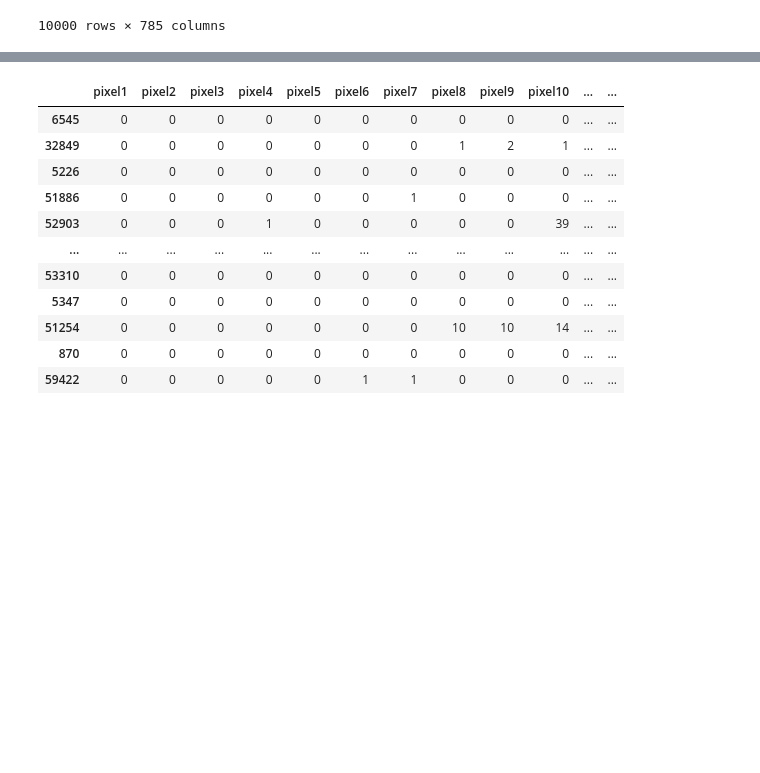
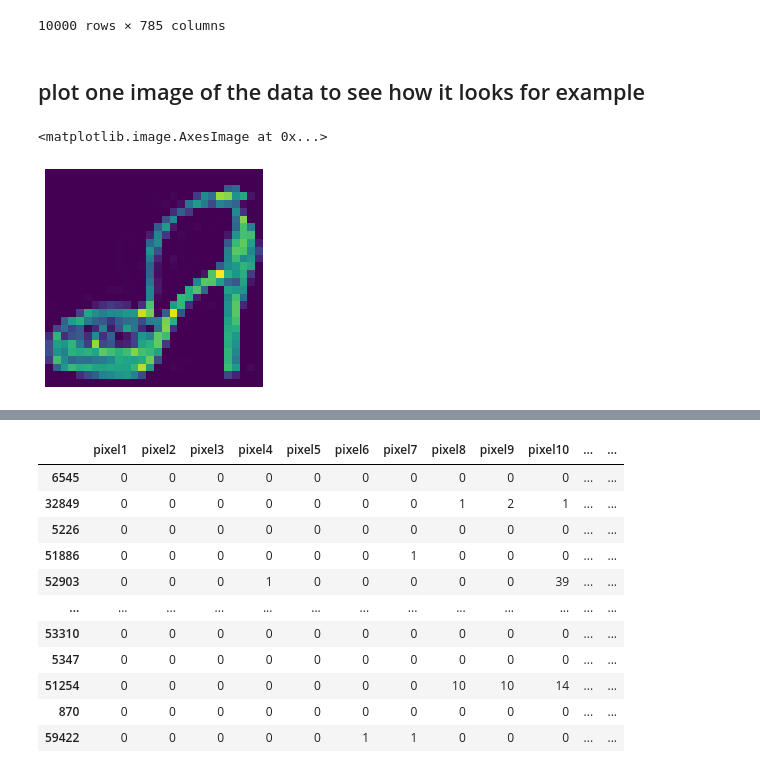
Before and after one commit to diklabirman/Data_Viz_Final_Project, a Jupyter notebook: FASHION MNIST.ipynb, the cells around one changed output, grey strips where cells are left out. Cells and saved outputs as stored; diff of their text form; code cells hidden in the pictures; blank space fills up the shorter version.

```diff
--- a/FASHION MNIST.ipynb
+++ b/FASHION MNIST.ipynb
@@ -59,3 +68,13 @@ df_test
 | 9998 | 8 | 0 | 1 | 3 | 0 | 0 | 0 | 0 | 0 | 0 | ... | ... |
 | 9999 | 1 | 0 | 0 | 0 | 0 | 0 | 0 | 0 | 140 | 119 | ... | ... |
 10000 rows × 785 columns
+# %% [markdown]
+## plot one image of the data to see how it looks for example
+# %%
+image1 = X0[30]
+image1 = image1.reshape(28,28)
+plt.axis("off")
+plt.imshow(image1)
+# %% [output]
+<matplotlib.image.AxesImage at 0x...>
+[figure, added]
```
Also changed, not shown: parts of 89 cells of this notebook.
